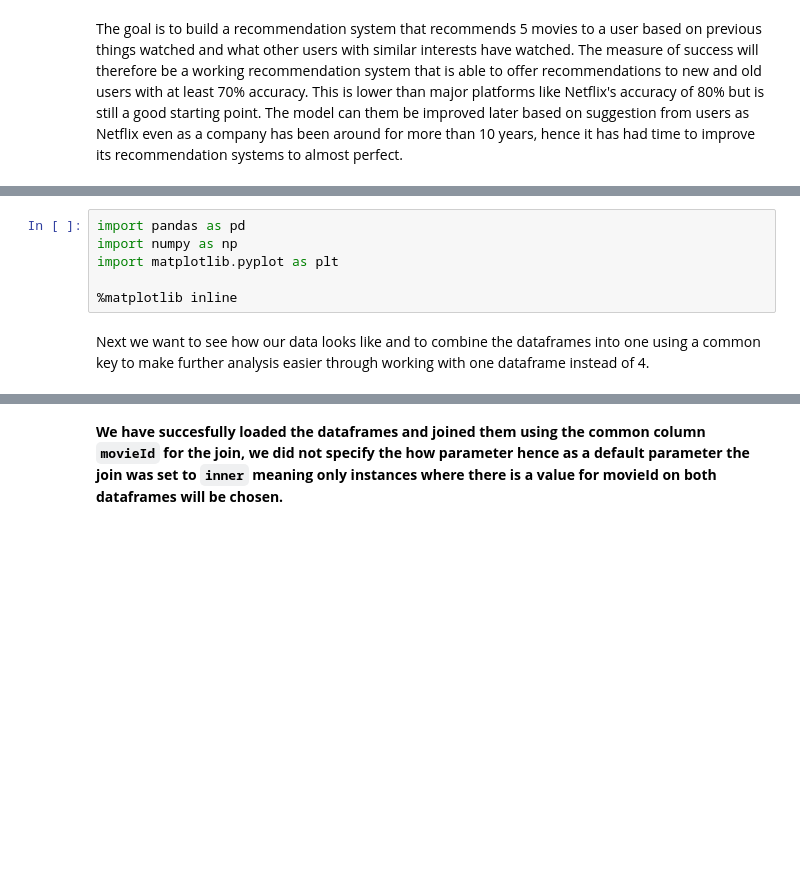
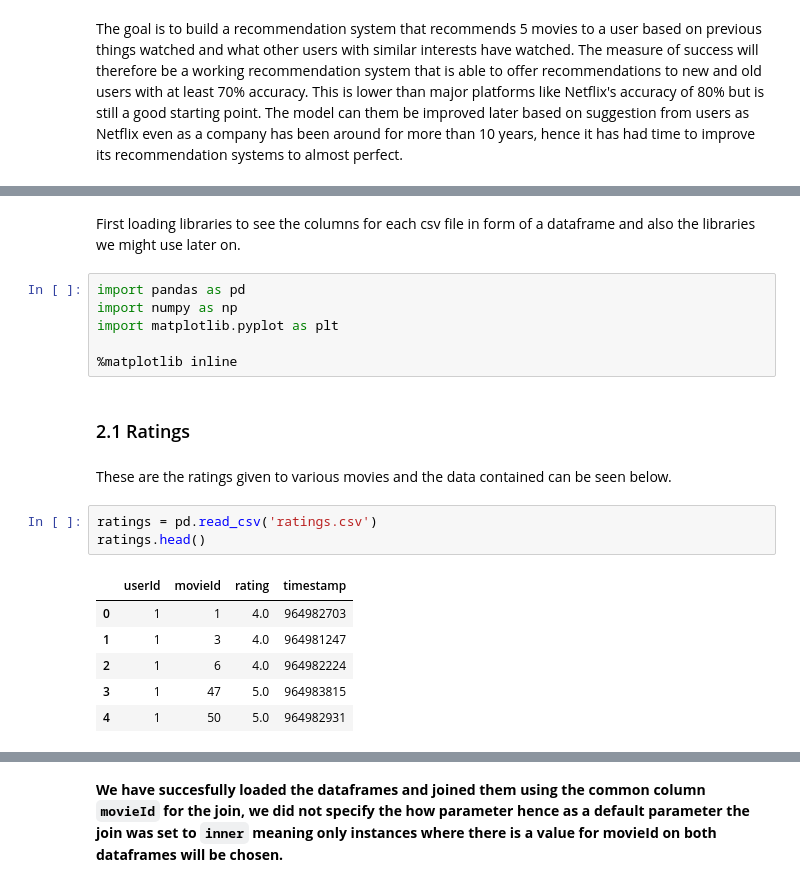
Before and after one commit to DennisWainaina/Movie-Recommendation-System-Project, a Jupyter notebook: index.ipynb, the cells around one changed output, grey strips where cells are left out. Cells and saved outputs as stored; diff of their text form; blank space fills up the shorter version.

```diff
--- a/index.ipynb
+++ b/index.ipynb
@@ -33,8 +35,22 @@ First loading libraries
+# %% [markdown]
+First loading libraries to see the columns for each csv file in form of a dataframe and also the libraries we might use later on.
 # %%
 import pandas as pd
 import numpy as np
 import matplotlib.pyplot as plt
 
 %matplotlib inline
-# %% [markdown]
-Next we want to see how our data looks like and to combine the dataframes into one using a common key to make further analysis easier through working with one dataframe instead of 4.
+# %% [markdown]
+### 2.1 Ratings
+# %% [markdown]
+These are the ratings given to various movies and the data contained can be seen below.
+# %%
+ratings = pd.read_csv('ratings.csv')
+ratings.head()
+# %% [output]
+|  | userId | movieId | rating | timestamp |
+| 0 | 1 | 1 | 4.0 | 964982703 |
+| 1 | 1 | 3 | 4.0 | 964981247 |
+| 2 | 1 | 6 | 4.0 | 964982224 |
+| 3 | 1 | 47 | 5.0 | 964983815 |
+| 4 | 1 | 50 | 5.0 | 964982931 |
```
Also changed, not shown: parts of 25 cells of this notebook.
